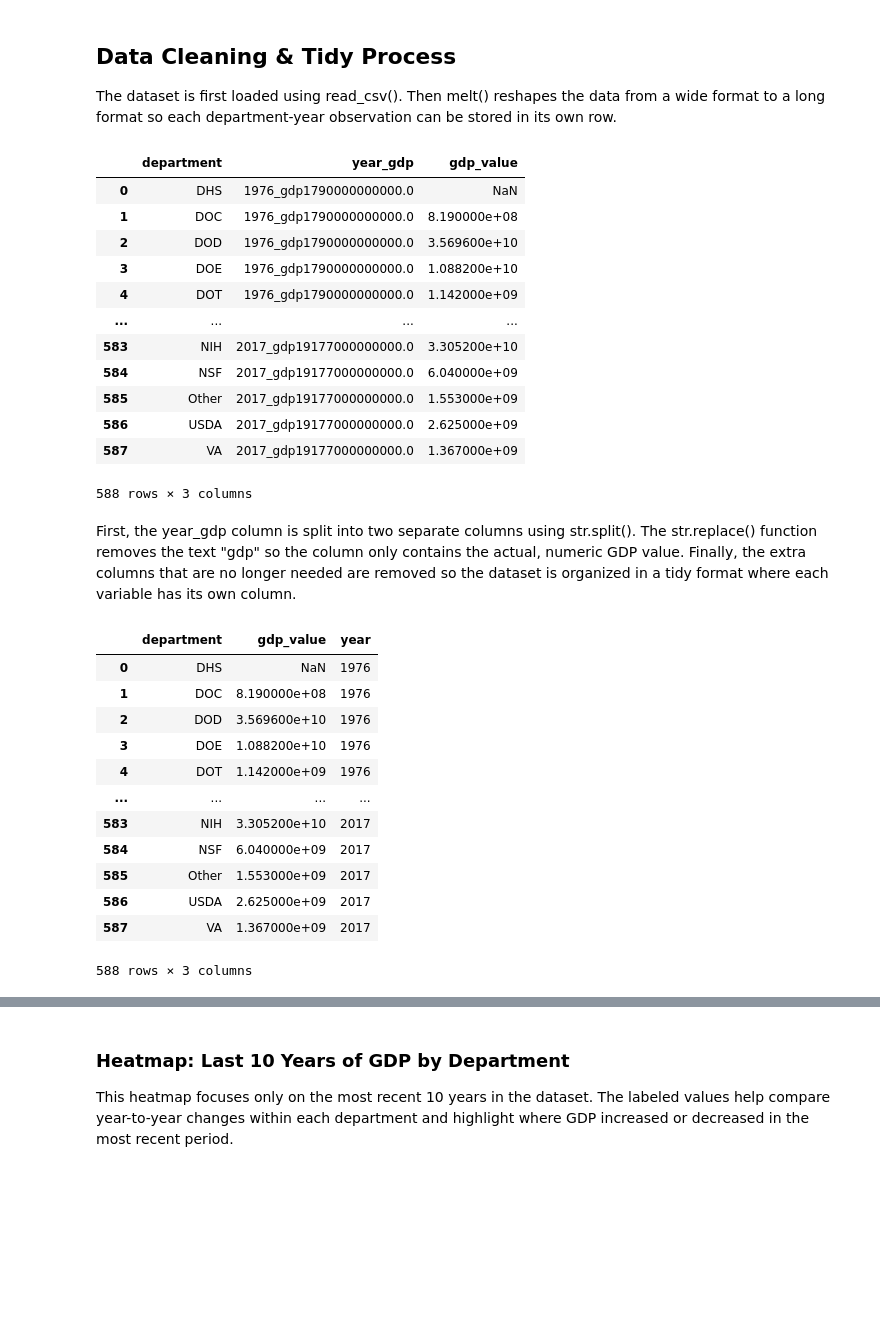
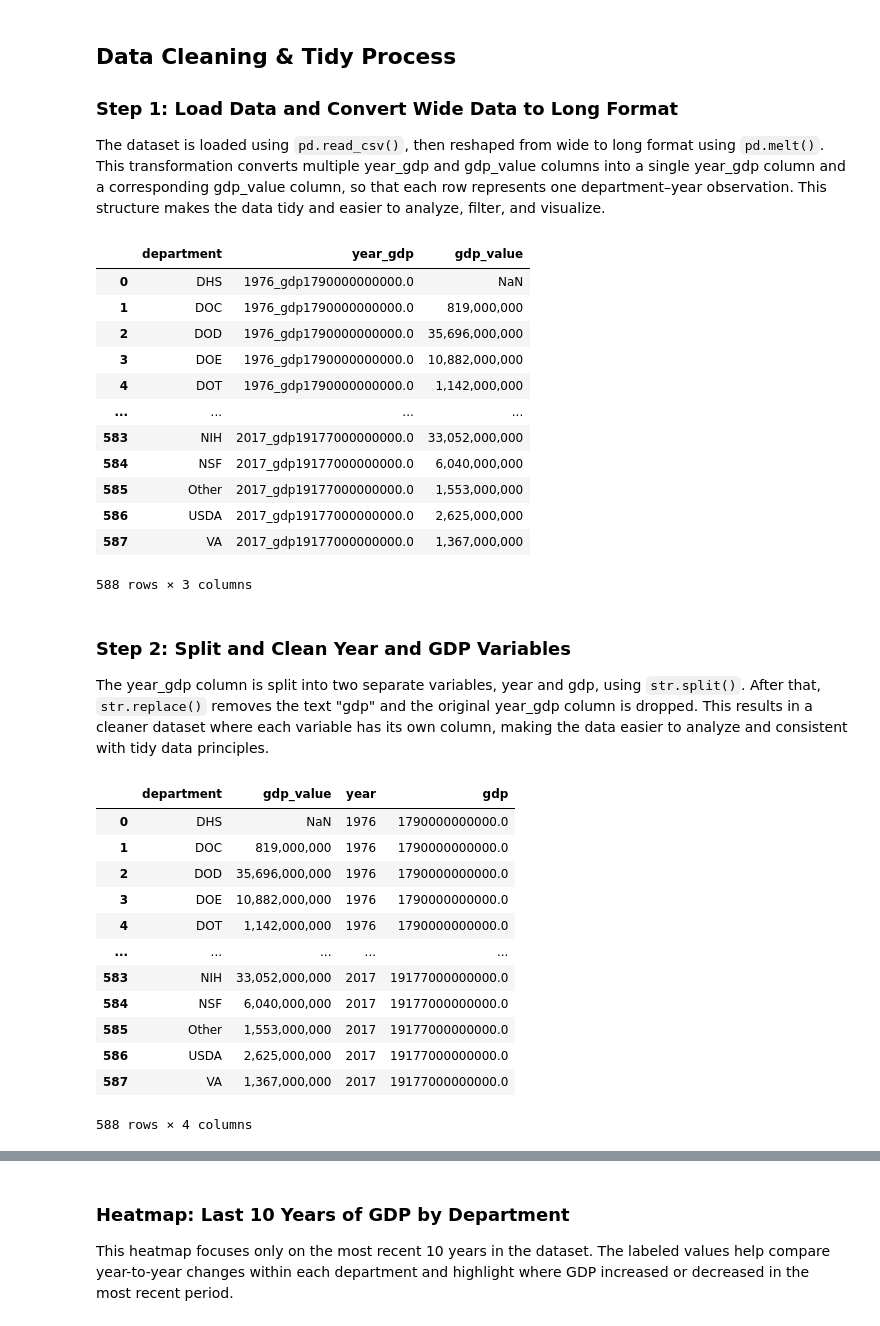
Before and after one commit to tmsantar/Santarelli-Data-Science-Portfolio, a Jupyter notebook: TidyData-Project/main.ipynb, the cells around one changed output, grey strips where cells are left out. Drawn from its saved outputs; the diff is of its cells as text; code cells hidden in the pictures; blank space fills up the shorter version.

```diff
--- a/TidyData-Project/main.ipynb
+++ b/TidyData-Project/main.ipynb
@@ -1,46 +1,49 @@
 # %% [markdown]
 ## Data Cleaning & Tidy Process
 
-The dataset is first loaded using read_csv(). Then melt() reshapes the data from a wide format to a long format so each department-year observation can be stored in its own row.
+### Step 1: Load Data and Convert Wide Data to Long Format
+
+The dataset is loaded using `pd.read_csv()`, then reshaped from wide to long format using `pd.melt()`. This transformation converts multiple year_gdp and gdp_value columns into a single year_gdp column and a corresponding gdp_value column, so that each row represents one department–year observation. This structure makes the data tidy and easier to analyze, filter, and visualize.
 # %%
 import pandas as pd
 Fed_RD = pd.read_csv("data/fed_rd_year&gdp.csv")
 Fed_RD = pd.melt(Fed_RD, id_vars=['department'], var_name='year_gdp', value_name='gdp_value')
-pd.set_option('display.max_columns', None)
 Fed_RD
 # %% [output]
 |  | department | year_gdp | gdp_value |
 | 0 | DHS | 1976_gdp1790000000000.0 | NaN |
-| 1 | DOC | 1976_gdp1790000000000.0 | 8.190000e+08 |
-| 2 | DOD | 1976_gdp1790000000000.0 | 3.569600e+10 |
-| 3 | DOE | 1976_gdp1790000000000.0 | 1.088200e+10 |
-| 4 | DOT | 1976_gdp1790000000000.0 | 1.142000e+09 |
+| 1 | DOC | 1976_gdp1790000000000.0 | 819,000,000 |
+| 2 | DOD | 1976_gdp1790000000000.0 | 35,696,000,000 |
+| 3 | DOE | 1976_gdp1790000000000.0 | 10,882,000,000 |
+| 4 | DOT | 1976_gdp1790000000000.0 | 1,142,000,000 |
 | ... | ... | ... | ... |
-| 583 | NIH | 2017_gdp19177000000000.0 | 3.305200e+10 |
-| 584 | NSF | 2017_gdp19177000000000.0 | 6.040000e+09 |
-| 585 | Other | 2017_gdp19177000000000.0 | 1.553000e+09 |
-| 586 | USDA | 2017_gdp19177000000000.0 | 2.625000e+09 |
-| 587 | VA | 2017_gdp19177000000000.0 | 1.367000e+09 |
+| 583 | NIH | 2017_gdp19177000000000.0 | 33,052,000,000 |
+| 584 | NSF | 2017_gdp19177000000000.0 | 6,040,000,000 |
+| 585 | Other | 2017_gdp19177000000000.0 | 1,553,000,000 |
+| 586 | USDA | 2017_gdp19177000000000.0 | 2,625,000,000 |
+| 587 | VA | 2017_gdp19177000000000.0 | 1,367,000,000 |
 588 rows × 3 columns
 # %% [markdown]
-First, the year_gdp column is split into two separate columns using str.split(). The str.replace() function removes the text "gdp" so the column only contains the actual, numeric GDP value. Finally, the extra columns that are no longer needed are removed so the dataset is organized in a tidy format where each variable has its own column.
+### Step 2: Split and Clean Year and GDP Variables
+
+The year_gdp column is split into two separate variables, year and gdp, using `str.split()`. After that, `str.replace()` removes the text "gdp" and the original year_gdp column is dropped. This results in a cleaner dataset where each variable has its own column, making the data easier to analyze and consistent with tidy data principles.
 # %%
 Fed_RD[['year', 'gdp']] = Fed_RD['year_gdp'].str.split('_', expand=True)
 Fed_RD['gdp'] = Fed_RD['gdp'].str.replace('gdp', '')
-Fed_RD = Fed_RD.drop(columns=['year_gdp', 'gdp'])
+Fed_RD = Fed_RD.drop(columns=['year_gdp'])
 Fed_RD
 # %% [output]
-|  | department | gdp_value | year |
-| 0 | DHS | NaN | 1976 |
-| 1 | DOC | 8.190000e+08 | 1976 |
-| 2 | DOD | 3.569600e+10 | 1976 |
-| 3 | DOE | 1.088200e+10 | 1976 |
-| 4 | DOT | 1.142000e+09 | 1976 |
-| ... | ... | ... | ... |
-| 583 | NIH | 3.305200e+10 | 2017 |
-| 584 | NSF | 6.040000e+09 | 2017 |
-| 585 | Other | 1.553000e+09 | 2017 |
-| 586 | USDA | 2.625000e+09 | 2017 |
-| 587 | VA | 1.367000e+09 | 2017 |
+|  | department | gdp_value | year | gdp |
+| 0 | DHS | NaN | 1976 | 1790000000000.0 |
+| 1 | DOC | 819,000,000 | 1976 | 1790000000000.0 |
+| 2 | DOD | 35,696,000,000 | 1976 | 1790000000000.0 |
+| 3 | DOE | 10,882,000,000 | 1976 | 1790000000000.0 |
+| 4 | DOT | 1,142,000,000 | 1976 | 1790000000000.0 |
+| ... | ... | ... | ... | ... |
+| 583 | NIH | 33,052,000,000 | 2017 | 19177000000000.0 |
+| 584 | NSF | 6,040,000,000 | 2017 | 19177000000000.0 |
+| 585 | Other | 1,553,000,000 | 2017 | 19177000000000.0 |
+| 586 | USDA | 2,625,000,000 | 2017 | 19177000000000.0 |
+| 587 | VA | 1,367,000,000 | 2017 | 19177000000000.0 |
-588 rows × 3 columns
+588 rows × 4 columns
 # %% [markdown]
```
Also changed, not shown: parts of 8 cells of this notebook.
